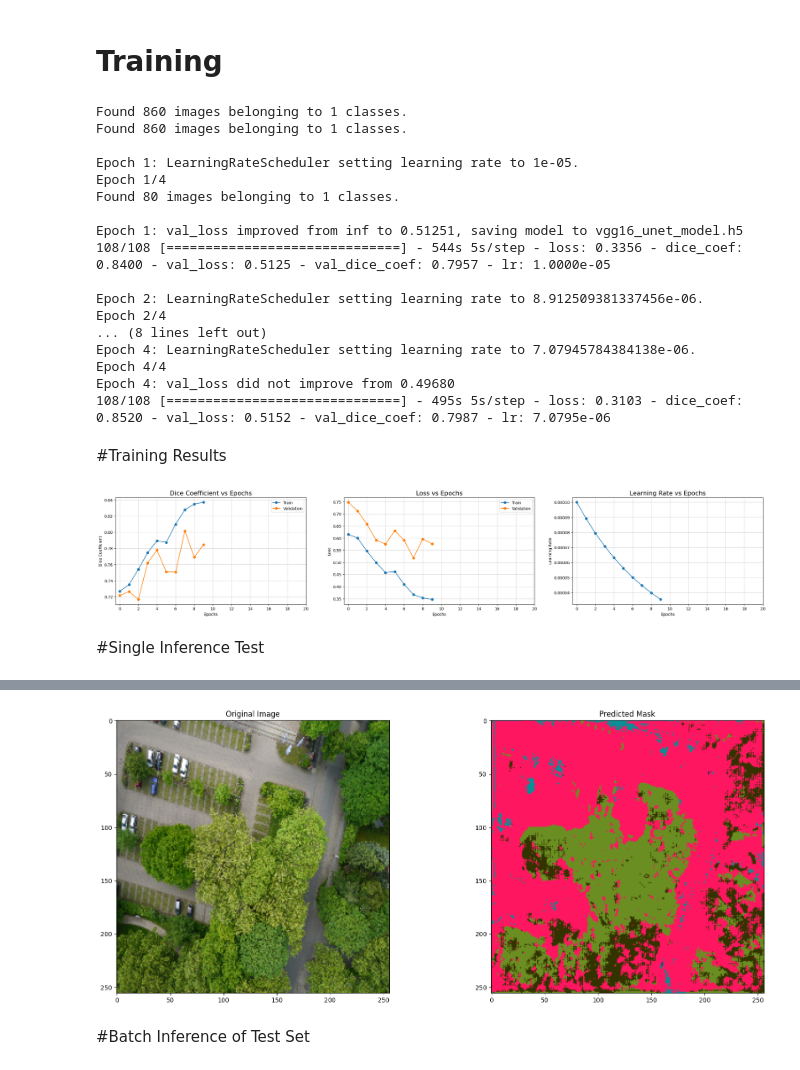
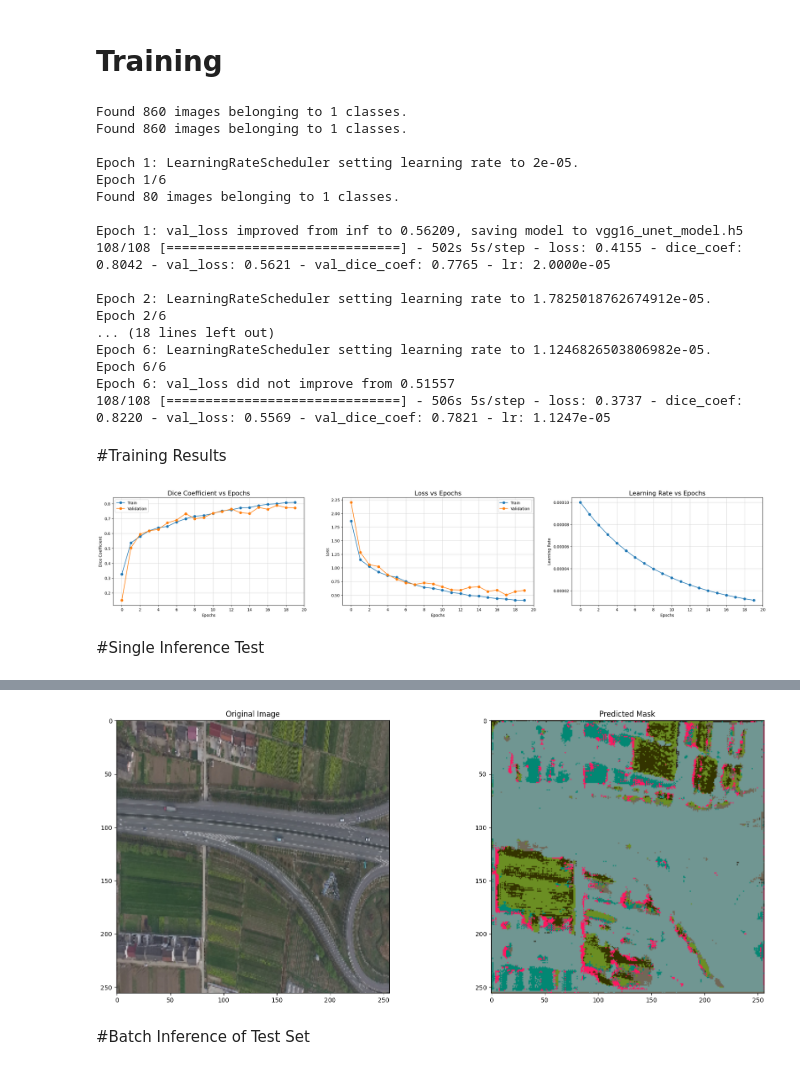
Before and after one commit to twdent/drone-segmentation, a Jupyter notebook: semantic-drone-dataset-vgg16-unet.ipynb, the cells around one changed output, grey strips where cells are left out. Drawn from its saved outputs; the diff is of its cells as text; code cells hidden in the pictures.

```diff
--- a/semantic-drone-dataset-vgg16-unet.ipynb
+++ b/semantic-drone-dataset-vgg16-unet.ipynb
@@ -672,8 +676,8 @@ def exponential_decay(lr0, s):
     def exponential_decay_fn(epoch):
         return lr0 * 0.1 **(epoch / s)
     return exponential_decay_fn
-#exponential_decay_fn = exponential_decay(0.0001, 20)
-exponential_decay_fn = exponential_decay(0.00001, 20)
+# exponential_decay_fn = exponential_decay(0.0001, 20)
+exponential_decay_fn = exponential_decay(0.00002, 20)
 
 lr_scheduler = LearningRateScheduler(
     exponential_decay_fn,
@@ -717,7 +721,7 @@ history = vgg16_unet.fit(
     steps_per_epoch=steps_per_epoch,
     validation_data = ValAugmentGenerator(val_images_dir = val_images, val_masks_dir = val_masks, target_size = (256,256)),
     validation_steps = validation_steps,
-    epochs = 4,
+    epochs = 6,
     callbacks=callbacks,
     use_multiprocessing=False,
     verbose=1
@@ -726,20 +730,20 @@ history = vgg16_unet.fit(
 Found 860 images belonging to 1 classes.
 Found 860 images belonging to 1 classes.
 
-Epoch 1: LearningRateScheduler setting learning rate to 1e-05.
-Epoch 1/4
+Epoch 1: LearningRateScheduler setting learning rate to 2e-05.
+Epoch 1/6
 Found 80 images belonging to 1 classes.
 
-Epoch 1: val_loss improved from inf to 0.51251, saving model to vgg16_unet_model.h5
-108/108 [==============================] - 544s 5s/step - loss: 0.3356 - dice_coef: 0.8400 - val_loss: 0.5125 - val_dice_coef: 0.7957 - lr: 1.0000e-05
+Epoch 1: val_loss improved from inf to 0.56209, saving model to vgg16_unet_model.h5
+108/108 [==============================] - 502s 5s/step - loss: 0.4155 - dice_coef: 0.8042 - val_loss: 0.5621 - val_dice_coef: 0.7765 - lr: 2.0000e-05
 
-Epoch 2: LearningRateScheduler setting learning rate to 8.912509381337456e-06.
-Epoch 2/4
-... (8 lines left out)
-Epoch 4: LearningRateScheduler setting learning rate to 7.07945784384138e-06.
-Epoch 4/4
-Epoch 4: val_loss did not improve from 0.49680
-108/108 [==============================] - 495s 5s/step - loss: 0.3103 - dice_coef: 0.8520 - val_loss: 0.5152 - val_dice_coef: 0.7987 - lr: 7.0795e-06
+Epoch 2: LearningRateScheduler setting learning rate to 1.7825018762674912e-05.
+Epoch 2/6
+... (18 lines left out)
+Epoch 6: LearningRateScheduler setting learning rate to 1.1246826503806982e-05.
+Epoch 6/6
+Epoch 6: val_loss did not improve from 0.51557
+108/108 [==============================] - 506s 5s/step - loss: 0.3737 - dice_coef: 0.8220 - val_loss: 0.5569 - val_dice_coef: 0.7821 - lr: 1.1247e-05
 # %% [markdown]
 #Training Results
 # %%
@@ -772,7 +776,7 @@ for i, met in enumerate(['dice_coef', 'loss', 'lr']):
 
 plt.savefig('model_metrics_plot.png', facecolor= 'w',transparent= False, bbox_inches= 'tight', dpi= 150)
 # %% [output]
-[figure, old version]
+[figure, new version]
 # %% [markdown]
 #Single Inference Test
 # %%
@@ -780,5 +784,5 @@ testing_gen = ValAugmentGenerator(val_images_dir = val_images, val_masks_dir = v
 # %%
-demo_img = cv2.imread('/content/drive/MyDrive/3DV/drone-images-semantic-segmentation/augmented-semantic-drone-dataset/demo_img/demo/demo_img3.jpg')
+demo_img = cv2.imread('/content/drive/MyDrive/3DV/drone-images-semantic-segmentation/augmented-semantic-drone-dataset/demo_img/demo/demo_img4.jpg')
 demo_img = cv2.cvtColor(demo_img,cv2.COLOR_BGR2RGB)
 demo_img = cv2.resize(demo_img, (256,256))
 demo_img = demo_img[np.newaxis,...]
@@ -807,4 +811,4 @@ plt.show()
-[figure, old version]
+[figure, new version]
 # %% [markdown]
 #Batch Inference of Test Set
 # %%
```
Also changed, not shown: parts of 6 cells of this notebook, 6 other files.
